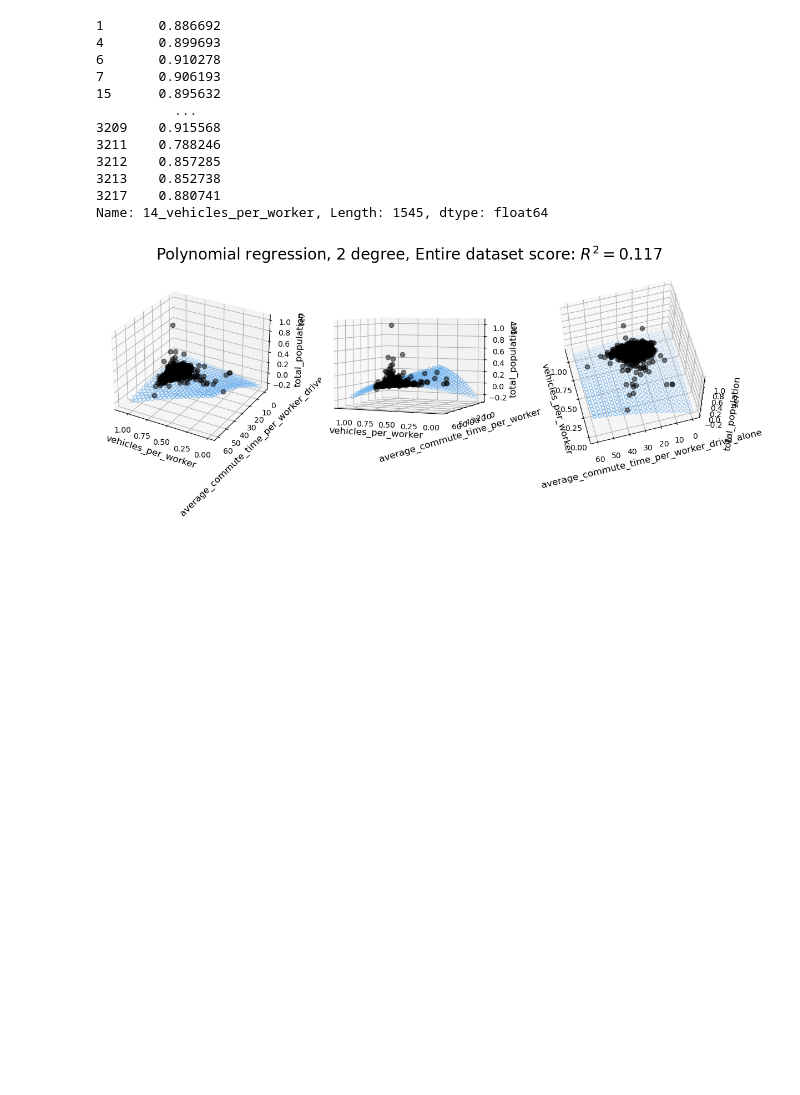
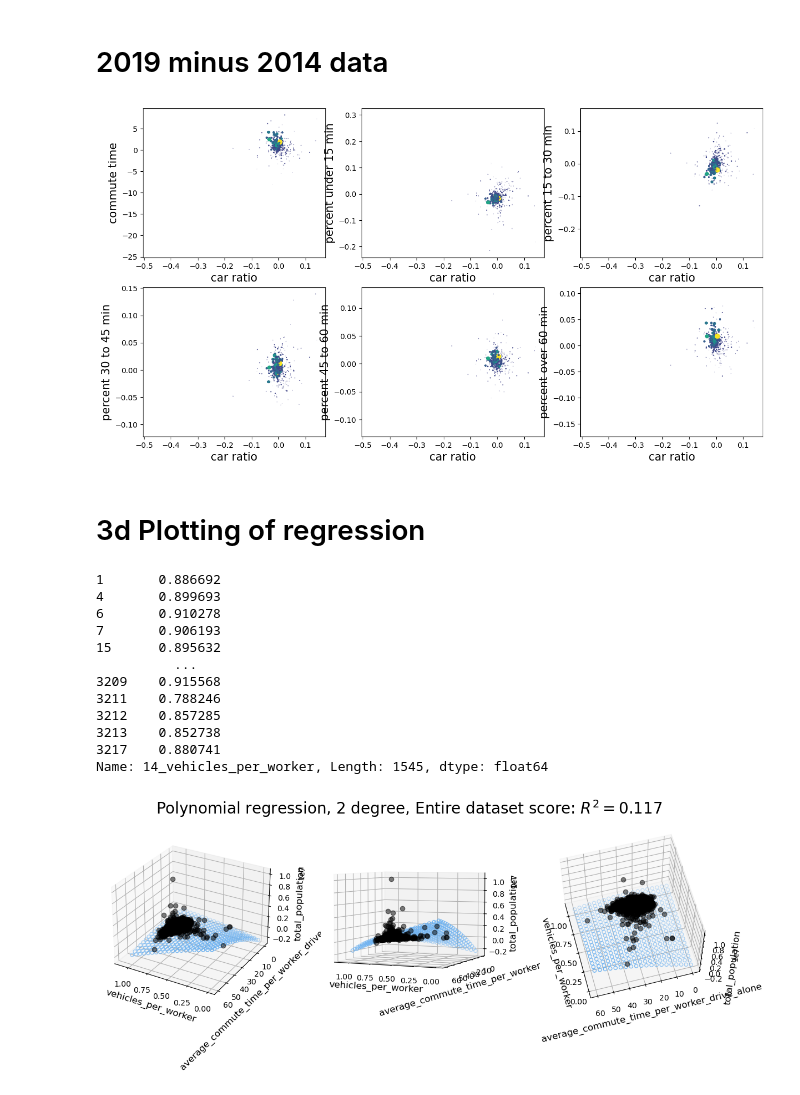
Before and after one commit to Fractate/us_transport_analysis, a Jupyter notebook: data_analysis_graphs.ipynb, the cells around one changed output. Saved outputs shown, nothing was run; the diff lists cells and outputs as text; code cells hidden in the pictures; blank space fills up the shorter version.

```diff
--- a/data_analysis_graphs.ipynb
+++ b/data_analysis_graphs.ipynb
@@ -1705,3 +1826,62 @@ plt.show()
+# %% [markdown]
+# 2019 minus 2014 data
+# %%
+df_2014_minus_2019 = pd.DataFrame()
+
+df_2014_minus_2019['vehicles_per_worker'] = df_2019['19_vehicles_per_worker'] - \
+    df_2014['14_vehicles_per_worker']
+df_2014_minus_2019['average_commute_time_per_worker_drive_alone'] = df_2019['19_average_commute_time_per_worker_drive_alone'] - \
+    df_2014['14_average_commute_time_per_worker_drive_alone']
+df_2014_minus_2019['pct_car_wrkr_cmute_01_to_14_min'] = df_2019['19_pct_car_wrkr_cmute_01_to_14_min'] - \
+    df_2014['14_pct_car_wrkr_cmute_01_to_14_min']
+df_2014_minus_2019['pct_car_wrkr_cmute_15_to_29_min'] = df_2019['19_pct_car_wrkr_cmute_15_to_29_min'] - \
+    df_2014['14_pct_car_wrkr_cmute_15_to_29_min']
+df_2014_minus_2019['pct_car_wrkr_cmute_30_to_44_min'] = df_2019['19_pct_car_wrkr_cmute_30_to_44_min'] - \
+    df_2014['14_pct_car_wrkr_cmute_30_to_44_min']
+df_2014_minus_2019['pct_car_wrkr_cmute_44_to_59_min'] = df_2019['19_pct_car_wrkr_cmute_44_to_59_min'] - \
+    df_2014['14_pct_car_wrkr_cmute_44_to_59_min']
+df_2014_minus_2019['pct_car_wrkr_cmute_over_60_min'] = df_2019['19_pct_car_wrkr_cmute_over_60_min'] - \
+    df_2014['14_pct_car_wrkr_cmute_over_60_min']
+df_2014_minus_2019['total_population'] = df_2019['19_total_population'] - \
+    df_2014['14_total_population']
+
+# df_2014 = df_2014.query("total_population > 1000000")
+
+df_2014_minus_2019 = df_2014_minus_2019.dropna(subset=['vehicles_per_worker',
+                                                       'average_commute_time_per_worker_drive_alone',
+                                                       'pct_car_wrkr_cmute_01_to_14_min',
+                                                       'pct_car_wrkr_cmute_15_to_29_min',
+                                                       'pct_car_wrkr_cmute_30_to_44_min',
+                                                       'pct_car_wrkr_cmute_44_to_59_min',
+                                                       'pct_car_wrkr_cmute_over_60_min',
+                                                       'total_population'])
+# df_2014 = df_2014.dropna(inplace=True)
+x = df_2014_minus_2019['vehicles_per_worker']
+y_1 = df_2014_minus_2019['average_commute_time_per_worker_drive_alone']
+y_2 = df_2014_minus_2019['pct_car_wrkr_cmute_01_to_14_min']
+y_3 = df_2014_minus_2019['pct_car_wrkr_cmute_15_to_29_min']
+y_4 = df_2014_minus_2019['pct_car_wrkr_cmute_30_to_44_min']
+y_5 = df_2014_minus_2019['pct_car_wrkr_cmute_44_to_59_min']
+y_6 = df_2014_minus_2019['pct_car_wrkr_cmute_over_60_min']
+c = df_2014_minus_2019['total_population']
+
+# plt.scatter(x, y1, c=c,s = c/10000, label='Raw data')
+# plt.show()
+
+fig, ax = plt.subplots(2, 3, figsize=(15, 8))
+
+scatter_graph(x, y_1, c, ax, 0, 0, 'car ratio', 'commute time')
+scatter_graph(x, y_2, c, ax, 0, 1, 'car ratio', 'percent under 15 min')
+scatter_graph(x, y_3, c, ax, 0, 2, 'car ratio', 'percent 15 to 30 min')
+scatter_graph(x, y_4, c, ax, 1, 0, 'car ratio', 'percent 30 to 45 min')
+scatter_graph(x, y_5, c, ax, 1, 1, 'car ratio', 'percent 45 to 60 min')
+scatter_graph(x, y_6, c, ax, 1, 2, 'car ratio', 'percent over 60 min')
+
+plt.show()
+# %% [output]
+[figure, added]
+# %% [markdown]
+# 3d Plotting of regression
 # %%
 # # select only 2 attributes and 1 target
 # # for 3d plot
```
Also changed, not shown: parts of 11 cells of this notebook.
